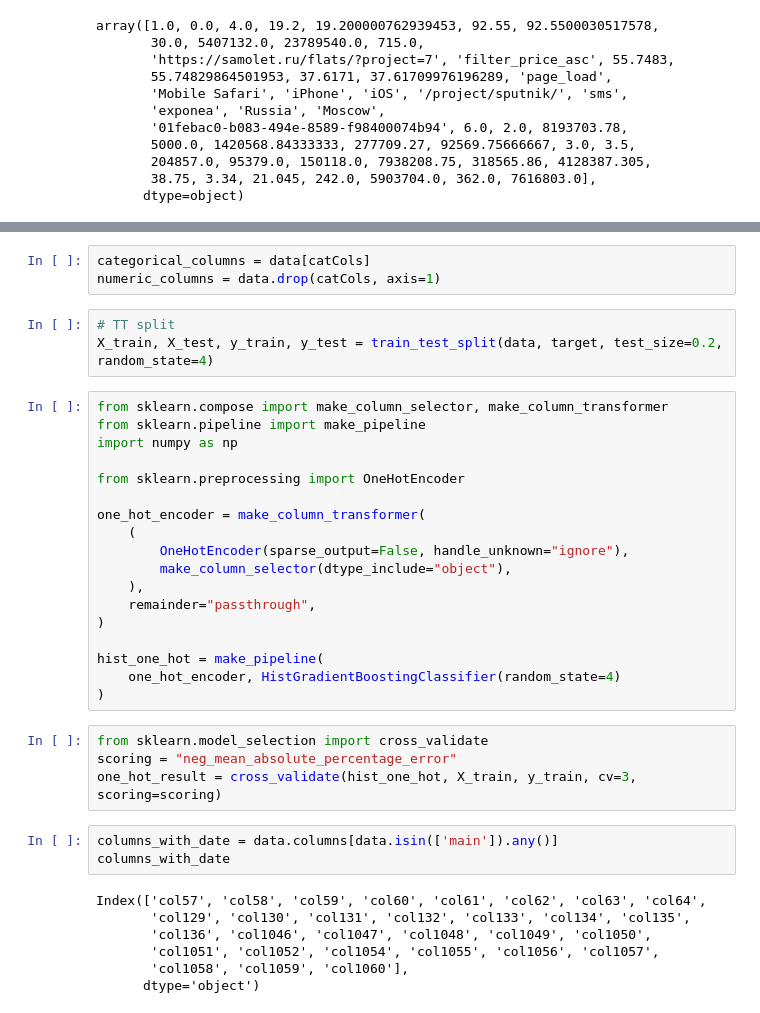
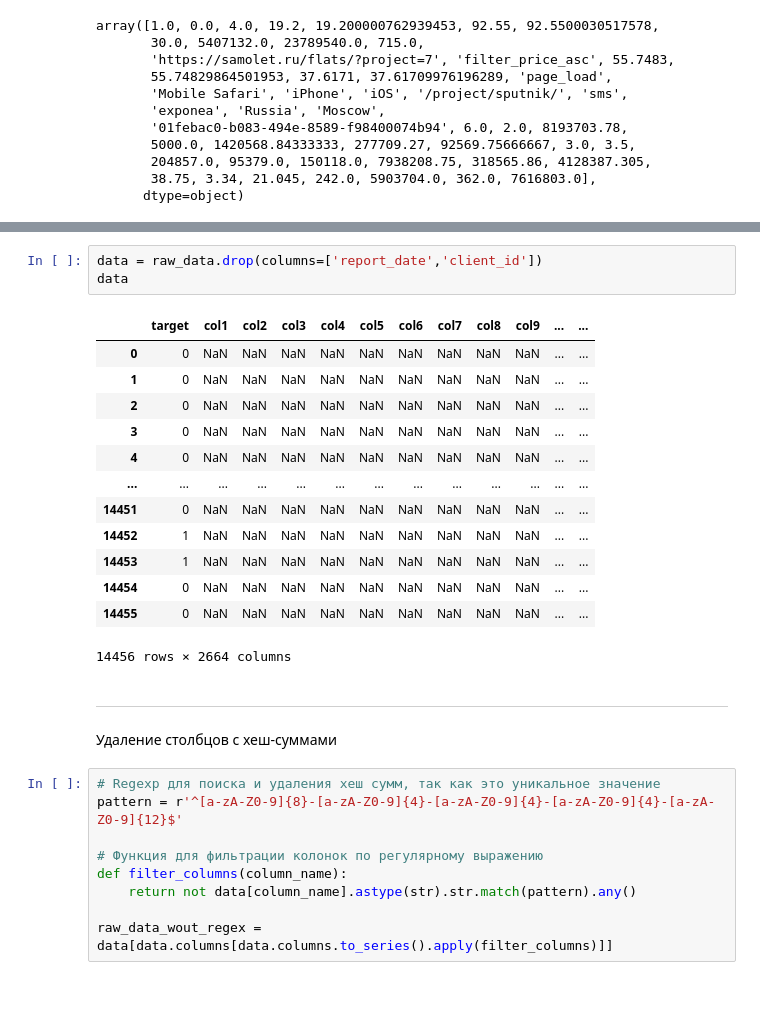
Before and after one commit to 999rse/noa_smlt, a Jupyter notebook: playbook.ipynb, the cells around one changed output, grey strips where cells are left out. Saved outputs shown, nothing was run; the diff lists cells and outputs as text.

```diff
--- a/playbook.ipynb
+++ b/playbook.ipynb
@@ -98,38 +65,30 @@ number cat columns = 346
-# %%
-categorical_columns = data[catCols]
-numeric_columns = data.drop(catCols, axis=1)
-# %%
-# TT split
-X_train, X_test, y_train, y_test = train_test_split(data, target, test_size=0.2, random_state=4)
-# %%
-from sklearn.compose import make_column_selector, make_column_transformer
-from sklearn.pipeline import make_pipeline
-import numpy as np
-
-from sklearn.preprocessing import OneHotEncoder
-
-one_hot_encoder = make_column_transformer(
-    (
-        OneHotEncoder(sparse_output=False, handle_unknown="ignore"),
-        make_column_selector(dtype_include="object"),
-    ),
-    remainder="passthrough",
-)
-
-hist_one_hot = make_pipeline(
-    one_hot_encoder, HistGradientBoostingClassifier(random_state=4)
-)
-# %%
-from sklearn.model_selection import cross_validate
-scoring = "neg_mean_absolute_percentage_error"
-one_hot_result = cross_validate(hist_one_hot, X_train, y_train, cv=3, scoring=scoring)
-# %%
-columns_with_date = data.columns[data.isin(['main']).any()]
-columns_with_date
-# %% [output]
-Index(['col57', 'col58', 'col59', 'col60', 'col61', 'col62', 'col63', 'col64',
-       'col129', 'col130', 'col131', 'col132', 'col133', 'col134', 'col135',
-       'col136', 'col1046', 'col1047', 'col1048', 'col1049', 'col1050',
-       'col1051', 'col1052', 'col1054', 'col1055', 'col1056', 'col1057',
-       'col1058', 'col1059', 'col1060'],
-      dtype='object')
+# %%
+data = raw_data.drop(columns=['report_date','client_id'])
+data
+# %% [output]
+|  | target | col1 | col2 | col3 | col4 | col5 | col6 | col7 | col8 | col9 | ... | ... |
+| 0 | 0 | NaN | NaN | NaN | NaN | NaN | NaN | NaN | NaN | NaN | ... | ... |
+| 1 | 0 | NaN | NaN | NaN | NaN | NaN | NaN | NaN | NaN | NaN | ... | ... |
+| 2 | 0 | NaN | NaN | NaN | NaN | NaN | NaN | NaN | NaN | NaN | ... | ... |
+| 3 | 0 | NaN | NaN | NaN | NaN | NaN | NaN | NaN | NaN | NaN | ... | ... |
+| 4 | 0 | NaN | NaN | NaN | NaN | NaN | NaN | NaN | NaN | NaN | ... | ... |
+| ... | ... | ... | ... | ... | ... | ... | ... | ... | ... | ... | ... | ... |
+| 14451 | 0 | NaN | NaN | NaN | NaN | NaN | NaN | NaN | NaN | NaN | ... | ... |
+| 14452 | 1 | NaN | NaN | NaN | NaN | NaN | NaN | NaN | NaN | NaN | ... | ... |
+| 14453 | 1 | NaN | NaN | NaN | NaN | NaN | NaN | NaN | NaN | NaN | ... | ... |
+| 14454 | 0 | NaN | NaN | NaN | NaN | NaN | NaN | NaN | NaN | NaN | ... | ... |
+| 14455 | 0 | NaN | NaN | NaN | NaN | NaN | NaN | NaN | NaN | NaN | ... | ... |
+14456 rows × 2664 columns
+# %% [markdown]
+-----------
+# %% [markdown]
+Удаление столбцов с хеш-суммами
+# %%
+# Regexp для поиска и удаления хеш сумм, так как это уникальное значение
+pattern = r'^[a-zA-Z0-9]{8}-[a-zA-Z0-9]{4}-[a-zA-Z0-9]{4}-[a-zA-Z0-9]{4}-[a-zA-Z0-9]{12}$'
+
+# Функция для фильтрации колонок по регулярному выражению
+def filter_columns(column_name):
+    return not data[column_name].astype(str).str.match(pattern).any()
+
+raw_data_wout_regex = data[data.columns[data.columns.to_series().apply(filter_columns)]]
```
Also changed, not shown: parts of 36 cells of this notebook.
